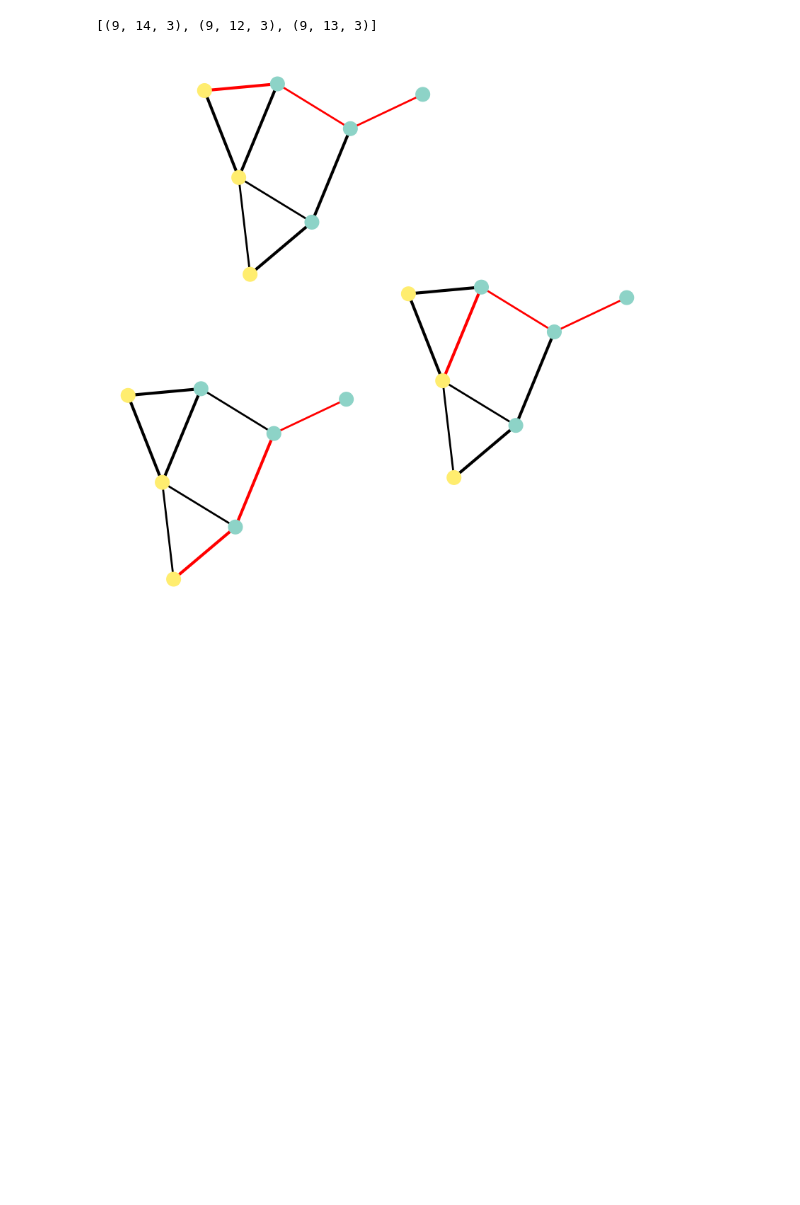
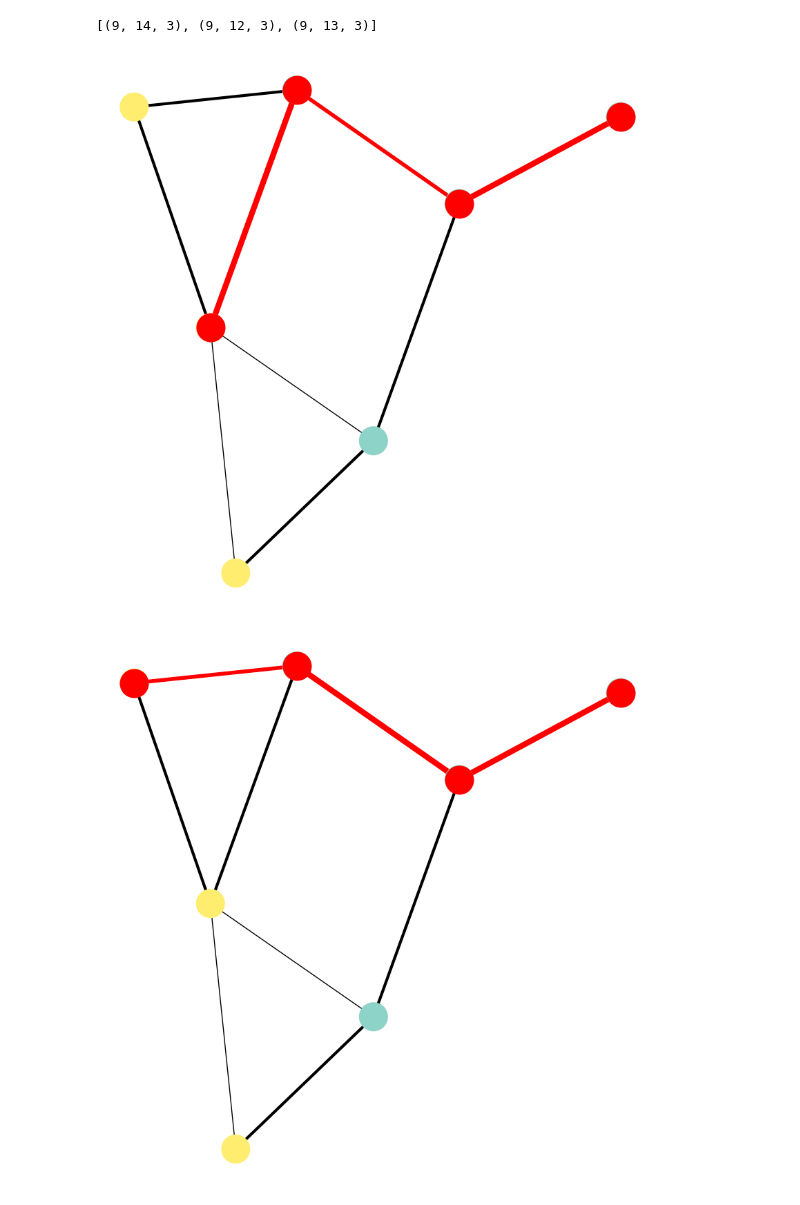
Before and after one commit to congrendai/MSc_Individual_Project, a Jupyter notebook: background.ipynb, the cells around one changed output. Cells and saved outputs as stored; diff of their text form; code cells hidden in the pictures; blank space fills up the shorter version.

```diff
--- a/background.ipynb
+++ b/background.ipynb
@@ -79,6 +79,7 @@ SP_example.find_features(1, 1)
 # %% [output]
 [(9, 14, 3), (9, 12, 3), (9, 13, 3)]
 # %%
-SP_example.highlight_features(1, 1, node_size=200)
+GL_example.highlight_features(1, 1, node_size=200, all=False)
 # %% [output]
-[figure, old version]
+[figure, new version]
+[figure, added]
```
Also changed, not shown: parts of 1 cell of this notebook, 2 other files.
